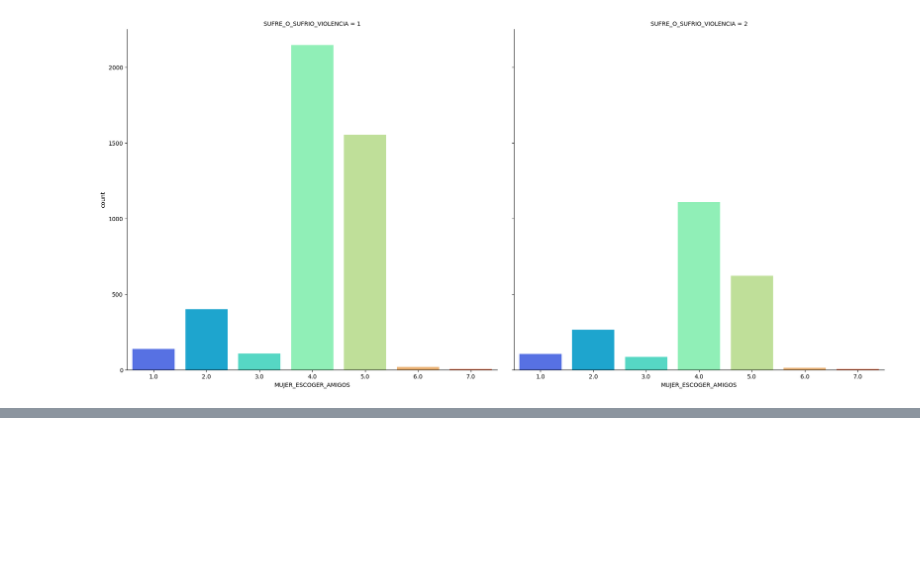
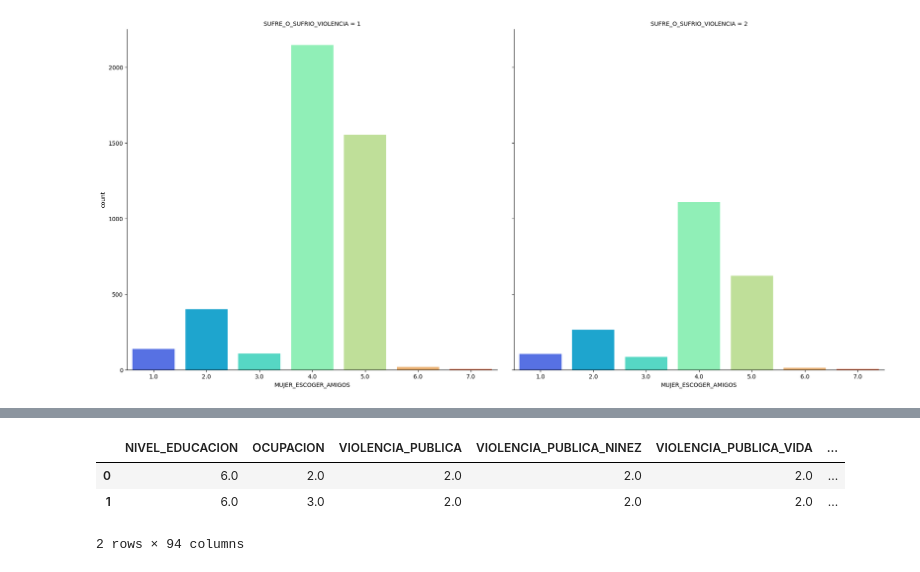
Before and after one commit to LunaGarces/Proyecto_Intro_Cn_Datos, a Jupyter notebook: Analisis y Construcción.ipynb, the cells around one changed output, grey strips where cells are left out. Cells and saved outputs as stored; diff of their text form; code cells hidden in the pictures; blank space fills up the shorter version.

```diff
--- a/Analisis y Construcción.ipynb
+++ b/Analisis y Construcción.ipynb
@@ -338,0 +425,12 @@ ax.fig.set_figheight(10)
+# %%
+kmodes_model = KModes(n_clusters = 2, init = "Cao", n_init = 1)
+fitClusters_cao = kmodes_model.fit_predict(data_model)
+
+clusterCentroidsDf = pd.DataFrame(kmodes_model.cluster_centroids_)
+clusterCentroidsDf.columns = data_model.columns
+display(clusterCentroidsDf)
+# %% [output]
+|  | NIVEL_EDUCACION | OCUPACION | VIOLENCIA_PUBLICA | VIOLENCIA_PUBLICA_NINEZ | VIOLENCIA_PUBLICA_VIDA | ... |
+| 0 | 6.0 | 2.0 | 2.0 | 2.0 | 2.0 | ... |
+| 1 | 6.0 | 3.0 | 2.0 | 2.0 | 2.0 | ... |
+2 rows × 94 columns
```
Also changed, not shown: parts of 19 cells of this notebook.
